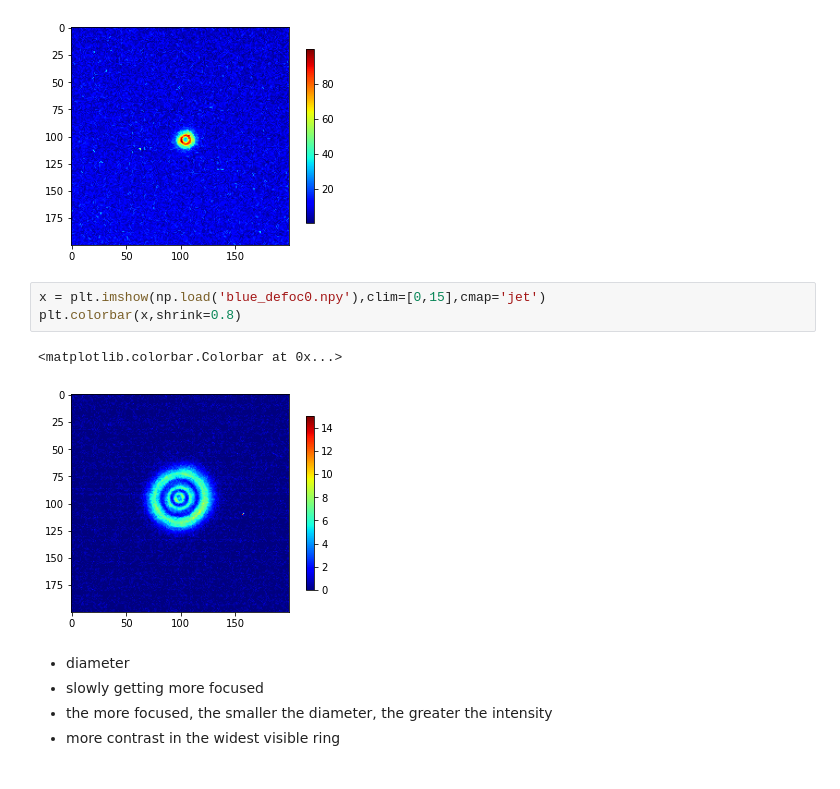
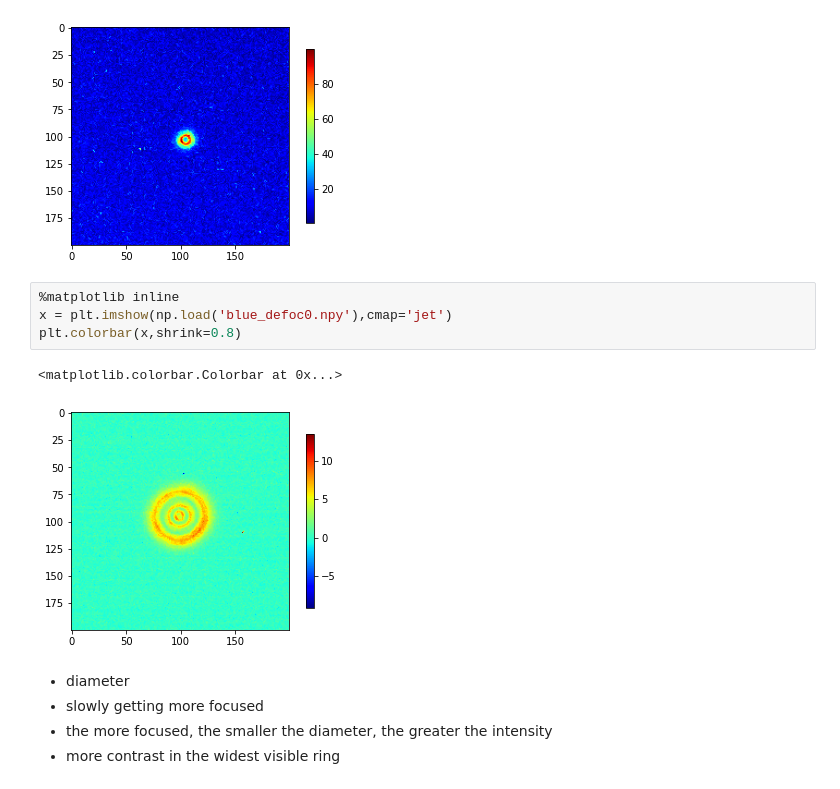
Before and after one commit to dishamishra/Labs_Imager, a Jupyter notebook: Lab3 Part2 (Clean).ipynb, the cells around one changed output. Saved outputs shown, nothing was run; the diff lists cells and outputs as text.

```diff
--- a/Lab3 Part2 (Clean).ipynb
+++ b/Lab3 Part2 (Clean).ipynb
@@ -568,11 +670,12 @@ for i in range(len(blur_imgs)):
 [figure]
 [figure]
 # %%
-x = plt.imshow(np.load('blue_defoc0.npy'),clim=[0,15],cmap='jet')
+%matplotlib inline
+x = plt.imshow(np.load('blue_defoc0.npy'),cmap='jet')
 plt.colorbar(x,shrink=0.8)
 # %% [output]
 <matplotlib.colorbar.Colorbar at 0x...>
-[figure, old version]
+[figure, new version]
 # %% [markdown]
 - diameter
 - slowly getting more focused
```
Also changed, not shown: parts of 17 cells of this notebook.
